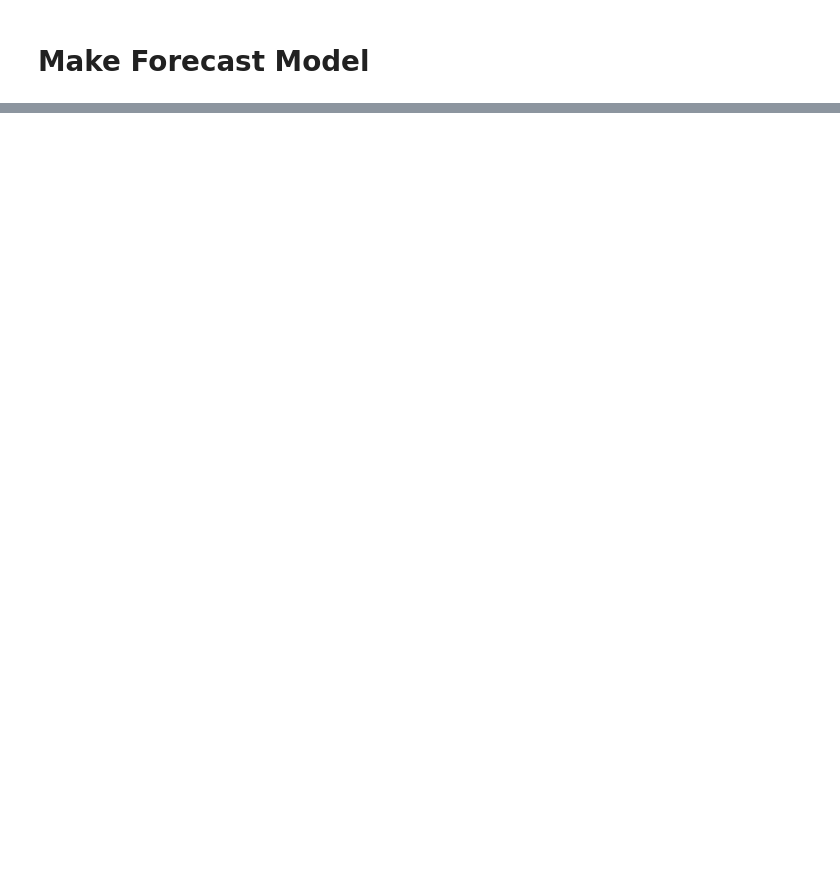
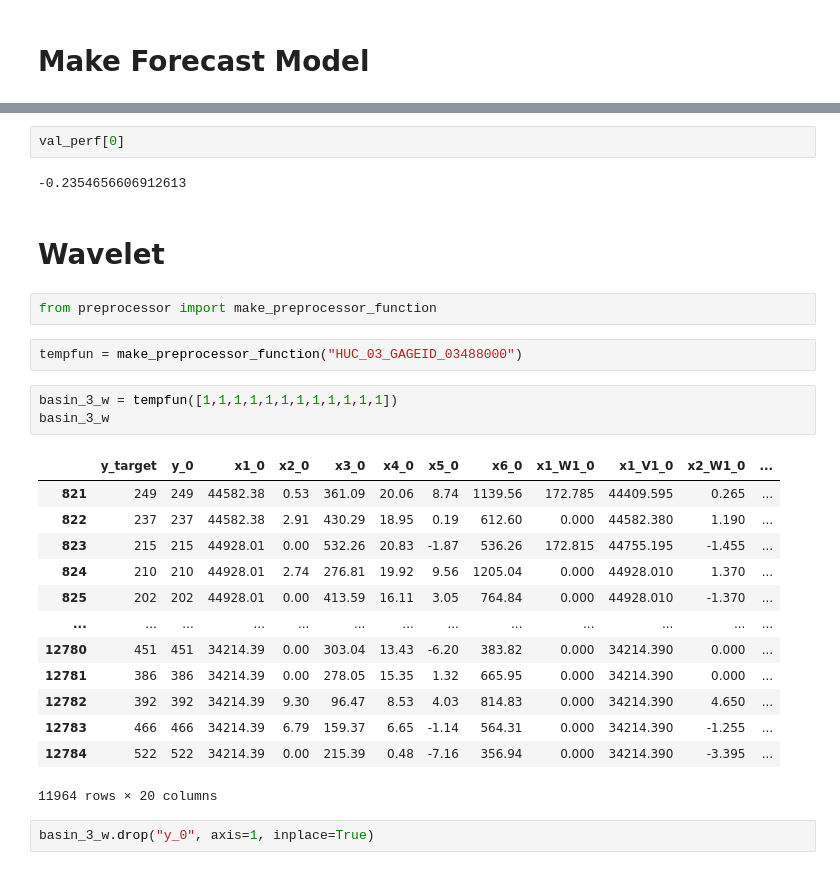
Before and after one commit to johnswyou/tensorflow_timeseries, a Jupyter notebook: timeseries_forecasting.ipynb, the cells around one changed output, grey strips where cells are left out. Cells and saved outputs as stored; diff of their text form; blank space fills up the shorter version.

```diff
--- a/timeseries_forecasting.ipynb
+++ b/timeseries_forecasting.ipynb
@@ -104,0 +90,29 @@ Epoch 20/20
+# %%
+val_perf[0]
+# %% [output]
+-0.2354656606912613
+# %% [markdown]
+# Wavelet
+# %%
+from preprocessor import make_preprocessor_function
+# %%
+tempfun = make_preprocessor_function("HUC_03_GAGEID_03488000")
+# %%
+basin_3_w = tempfun([1,1,1,1,1,1,1,1,1,1,1,1])
+basin_3_w
+# %% [output]
+|  | y_target | y_0 | x1_0 | x2_0 | x3_0 | x4_0 | x5_0 | x6_0 | x1_W1_0 | x1_V1_0 | x2_W1_0 | ... |
+| 821 | 249 | 249 | 44582.38 | 0.53 | 361.09 | 20.06 | 8.74 | 1139.56 | 172.785 | 44409.595 | 0.265 | ... |
+| 822 | 237 | 237 | 44582.38 | 2.91 | 430.29 | 18.95 | 0.19 | 612.60 | 0.000 | 44582.380 | 1.190 | ... |
+| 823 | 215 | 215 | 44928.01 | 0.00 | 532.26 | 20.83 | -1.87 | 536.26 | 172.815 | 44755.195 | -1.455 | ... |
+| 824 | 210 | 210 | 44928.01 | 2.74 | 276.81 | 19.92 | 9.56 | 1205.04 | 0.000 | 44928.010 | 1.370 | ... |
+| 825 | 202 | 202 | 44928.01 | 0.00 | 413.59 | 16.11 | 3.05 | 764.84 | 0.000 | 44928.010 | -1.370 | ... |
+| ... | ... | ... | ... | ... | ... | ... | ... | ... | ... | ... | ... | ... |
+| 12780 | 451 | 451 | 34214.39 | 0.00 | 303.04 | 13.43 | -6.20 | 383.82 | 0.000 | 34214.390 | 0.000 | ... |
+| 12781 | 386 | 386 | 34214.39 | 0.00 | 278.05 | 15.35 | 1.32 | 665.95 | 0.000 | 34214.390 | 0.000 | ... |
+| 12782 | 392 | 392 | 34214.39 | 9.30 | 96.47 | 8.53 | 4.03 | 814.83 | 0.000 | 34214.390 | 4.650 | ... |
+| 12783 | 466 | 466 | 34214.39 | 6.79 | 159.37 | 6.65 | -1.14 | 564.31 | 0.000 | 34214.390 | -1.255 | ... |
+| 12784 | 522 | 522 | 34214.39 | 0.00 | 215.39 | 0.48 | -7.16 | 356.94 | 0.000 | 34214.390 | -3.395 | ... |
+11964 rows × 20 columns
+# %%
+basin_3_w.drop("y_0", axis=1, inplace=True)
```
Also changed, not shown: parts of 13 cells of this notebook, 5 other files.
